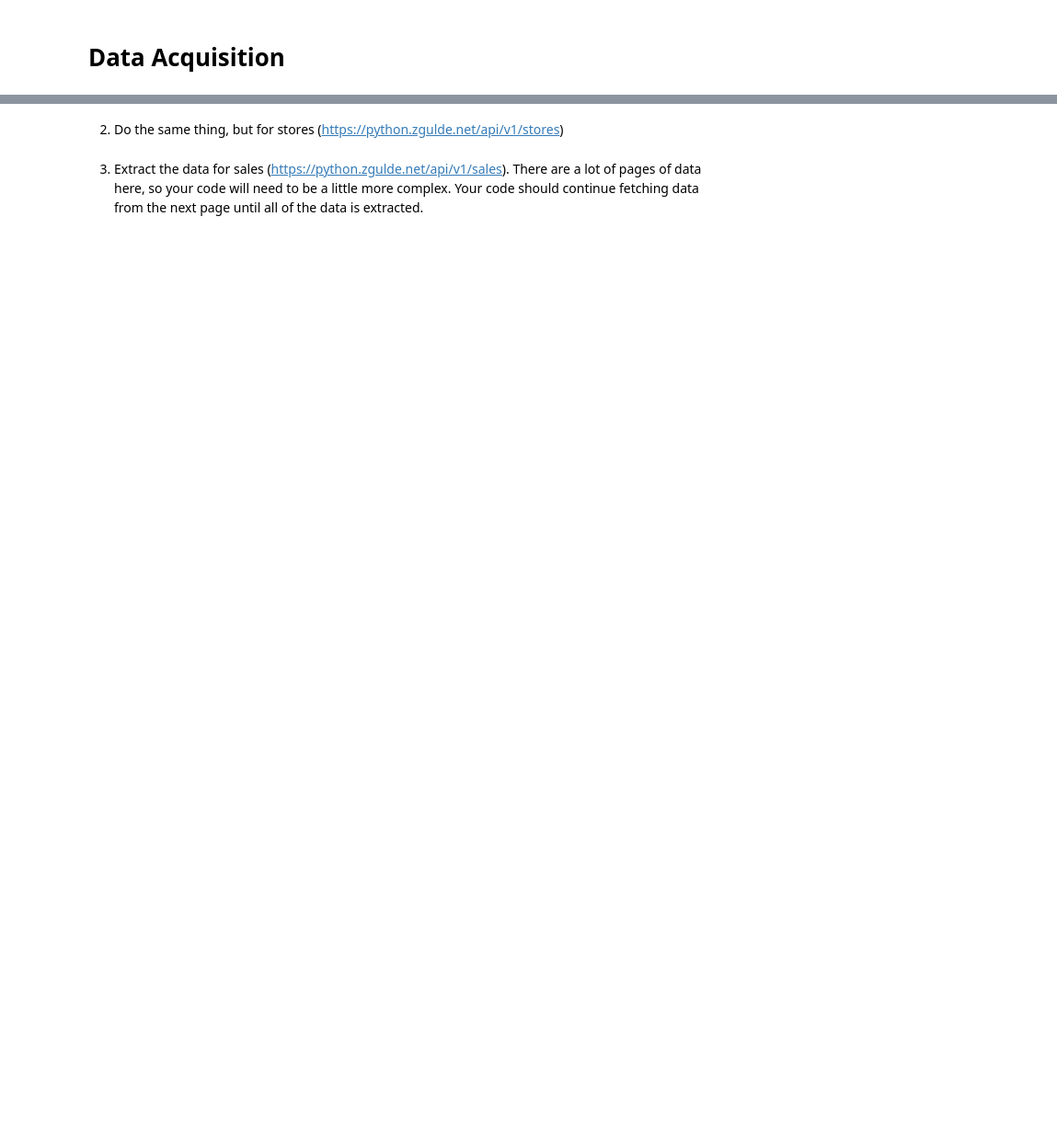
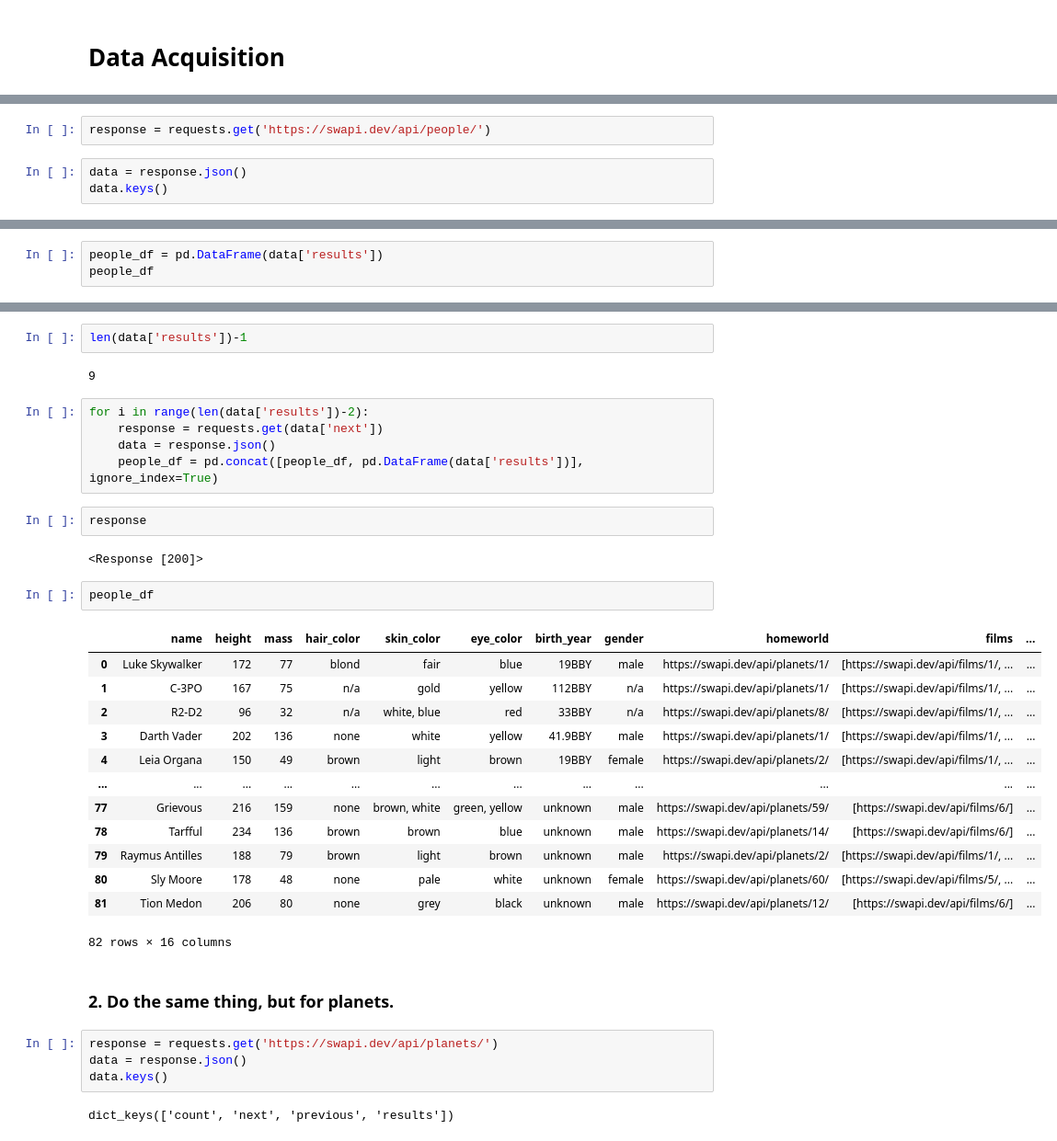
Before and after one commit to Yvette-Ibarra/time-series-exercises, a Jupyter notebook: time-series-data-acquire.ipynb, the cells around one changed output, grey strips where cells are left out. Shown at 92% size. Drawn from its saved outputs; the diff is of its cells as text; blank space fills up the shorter version.

```diff
--- a/time-series-data-acquire.ipynb
+++ b/time-series-data-acquire.ipynb
@@ -4,0 +30,5 @@
+# %%
+response = requests.get('https://swapi.dev/api/people/')
+# %%
+data = response.json()
+data.keys()
@@ -4,0 +78,3 @@
+# %%
+people_df = pd.DataFrame(data['results'])
+people_df
@@ -5,4 +93,37 @@
+# %%
+len(data['results'])-1
+# %% [output]
+9
+# %%
+for i in range(len(data['results'])-2):
+    response = requests.get(data['next'])
+    data = response.json()
+    people_df = pd.concat([people_df, pd.DataFrame(data['results'])], ignore_index=True)
+# %%
+response
+# %% [output]
+<Response [200]>
+# %%
+people_df
+# %% [output]
+|  | name | height | mass | hair_color | skin_color | eye_color | birth_year | gender | homeworld | films | ... |
+| 0 | Luke Skywalker | 172 | 77 | blond | fair | blue | 19BBY | male | https://swapi.dev/api/planets/1/ | [https://swapi.dev/api/films/1/, ... | ... |
+| 1 | C-3PO | 167 | 75 | n/a | gold | yellow | 112BBY | n/a | https://swapi.dev/api/planets/1/ | [https://swapi.dev/api/films/1/, ... | ... |
+| 2 | R2-D2 | 96 | 32 | n/a | white, blue | red | 33BBY | n/a | https://swapi.dev/api/planets/8/ | [https://swapi.dev/api/films/1/, ... | ... |
+| 3 | Darth Vader | 202 | 136 | none | white | yellow | 41.9BBY | male | https://swapi.dev/api/planets/1/ | [https://swapi.dev/api/films/1/, ... | ... |
+| 4 | Leia Organa | 150 | 49 | brown | light | brown | 19BBY | female | https://swapi.dev/api/planets/2/ | [https://swapi.dev/api/films/1/, ... | ... |
+| ... | ... | ... | ... | ... | ... | ... | ... | ... | ... | ... | ... |
+| 77 | Grievous | 216 | 159 | none | brown, white | green, yellow | unknown | male | https://swapi.dev/api/planets/59/ | [https://swapi.dev/api/films/6/] | ... |
+| 78 | Tarfful | 234 | 136 | brown | brown | blue | unknown | male | https://swapi.dev/api/planets/14/ | [https://swapi.dev/api/films/6/] | ... |
+| 79 | Raymus Antilles | 188 | 79 | brown | light | brown | unknown | male | https://swapi.dev/api/planets/2/ | [https://swapi.dev/api/films/1/, ... | ... |
+| 80 | Sly Moore | 178 | 48 | none | pale | white | unknown | female | https://swapi.dev/api/planets/60/ | [https://swapi.dev/api/films/5/, ... | ... |
+| 81 | Tion Medon | 206 | 80 | none | grey | black | unknown | male | https://swapi.dev/api/planets/12/ | [https://swapi.dev/api/films/6/] | ... |
+82 rows × 16 columns
 # %% [markdown]
-2. Do the same thing, but for stores (https://python.zgulde.net/api/v1/stores)
+### 2. Do the same thing, but for planets.
-# %% [markdown]
-3. Extract the data for sales (https://python.zgulde.net/api/v1/sales). There are a lot of pages of data here, so your code will need to be a little more complex. Your code should continue fetching data from the next page until all of the data is extracted.
+# %%
+response = requests.get('https://swapi.dev/api/planets/')
+data = response.json()
+data.keys()
+# %% [output]
+dict_keys(['count', 'next', 'previous', 'results'])
```
Also changed, not shown: parts of 24 cells of this notebook.
